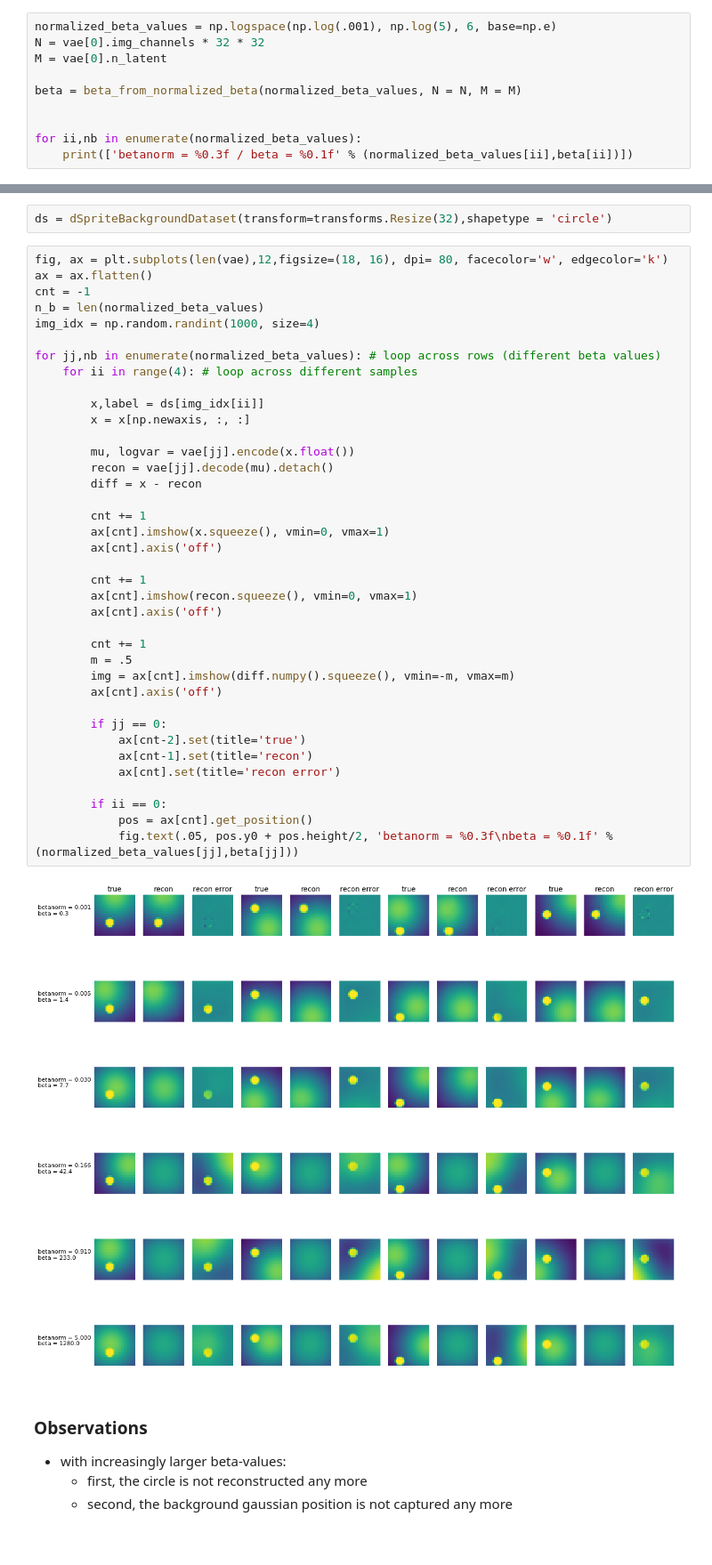
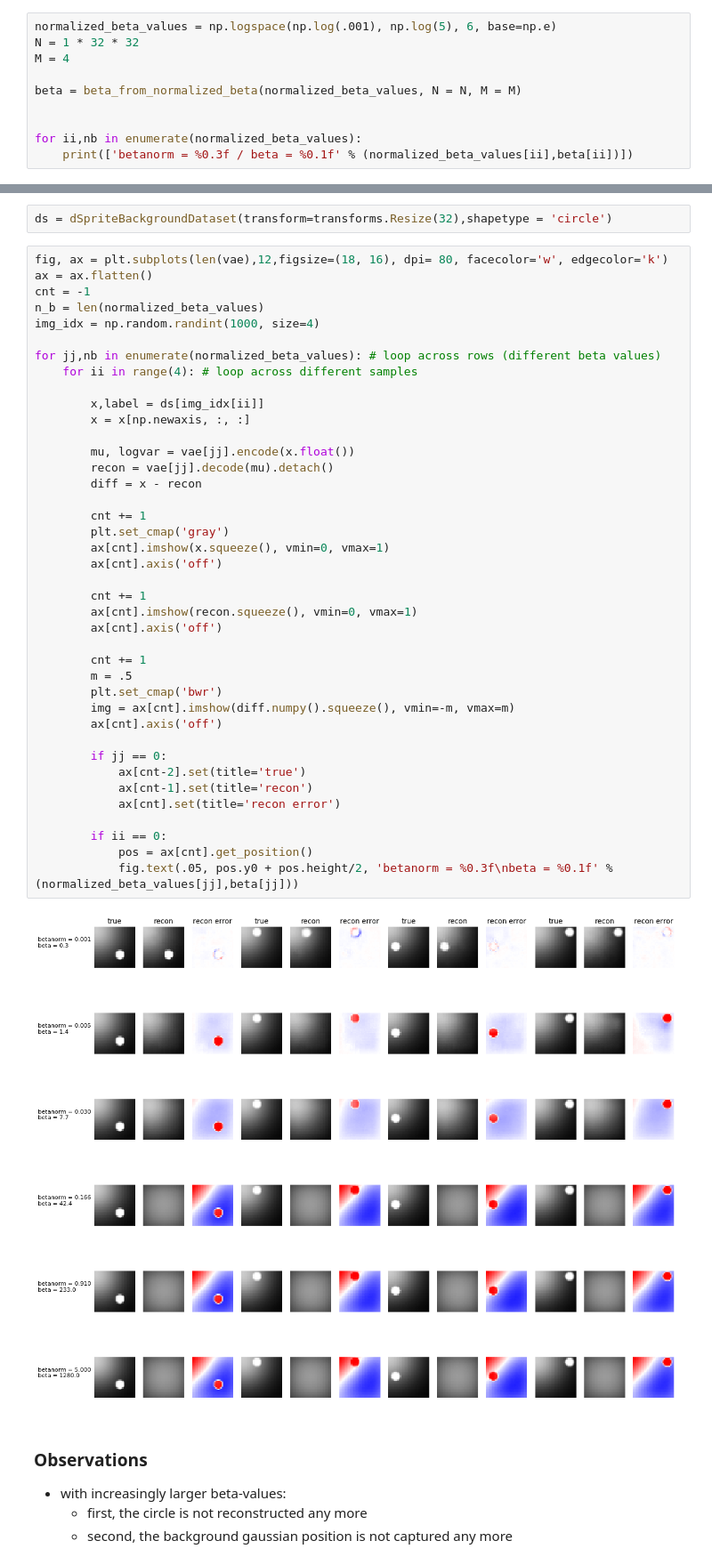
Before and after one commit to zahariaa/disentangled-dynamics, a Jupyter notebook: src/bVAE/VisualizeBetaStaticVAE32(circle)_4latents_training_05_15_2019.ipynb, the cells around one changed output, grey strips where cells are left out. Shown at 89% size. Saved outputs shown, nothing was run; the diff lists cells and outputs as text.

```diff
--- a/src/bVAE/VisualizeBetaStaticVAE32(circle)_4latents_training_05_15_2019.ipynb
+++ b/src/bVAE/VisualizeBetaStaticVAE32(circle)_4latents_training_05_15_2019.ipynb
@@ -35,8 +35,8 @@ sys.path.append("..") # Adds higher directory to python modules path.
 from data.dspritesb import dSpriteBackgroundDataset
 # %%
 normalized_beta_values = np.logspace(np.log(.001), np.log(5), 6, base=np.e)
-N = vae[0].img_channels * 32 * 32
-M = vae[0].n_latent
+N = 1 * 32 * 32
+M = 4
 
 beta = beta_from_normalized_beta(normalized_beta_values, N = N, M = M)
 
@@ -147,34 +147,36 @@ for jj,nb in enumerate(normalized_beta_values): # loop across rows (different be
 
         x,label = ds[img_idx[ii]]
         x = x[np.newaxis, :, :]
 
         mu, logvar = vae[jj].encode(x.float())
         recon = vae[jj].decode(mu).detach()
         diff = x - recon
 
         cnt += 1
+        plt.set_cmap('gray')
         ax[cnt].imshow(x.squeeze(), vmin=0, vmax=1)
         ax[cnt].axis('off')
 
         cnt += 1
         ax[cnt].imshow(recon.squeeze(), vmin=0, vmax=1)
         ax[cnt].axis('off')
 
         cnt += 1
         m = .5
+        plt.set_cmap('bwr')
         img = ax[cnt].imshow(diff.numpy().squeeze(), vmin=-m, vmax=m)
         ax[cnt].axis('off')
 
         if jj == 0:
             ax[cnt-2].set(title='true')
             ax[cnt-1].set(title='recon')
             ax[cnt].set(title='recon error')
 
         if ii == 0:
             pos = ax[cnt].get_position()
             fig.text(.05, pos.y0 + pos.height/2, 'betanorm = %0.3f\nbeta = %0.1f' % (normalized_beta_values[jj],beta[jj]))
 # %% [output]
-[figure, old version]
+[figure, new version]
 # %% [markdown]
 ### Observations
 
```
Also changed, not shown: 1 other file.
